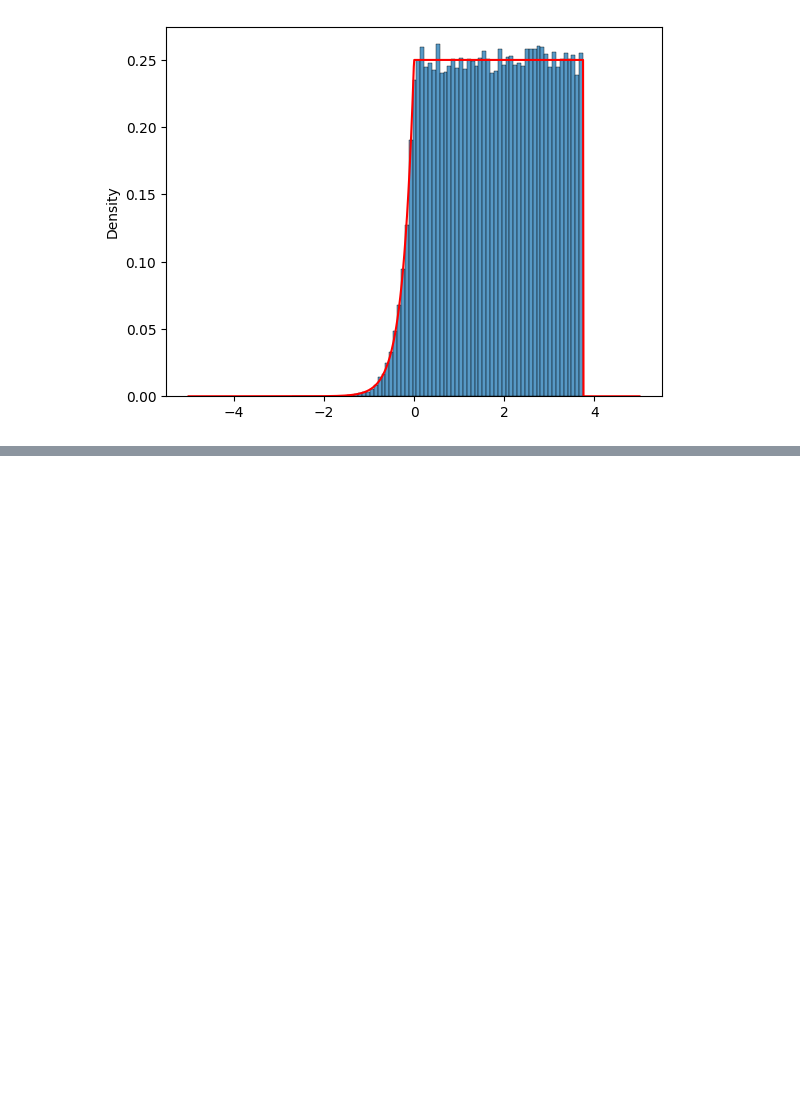
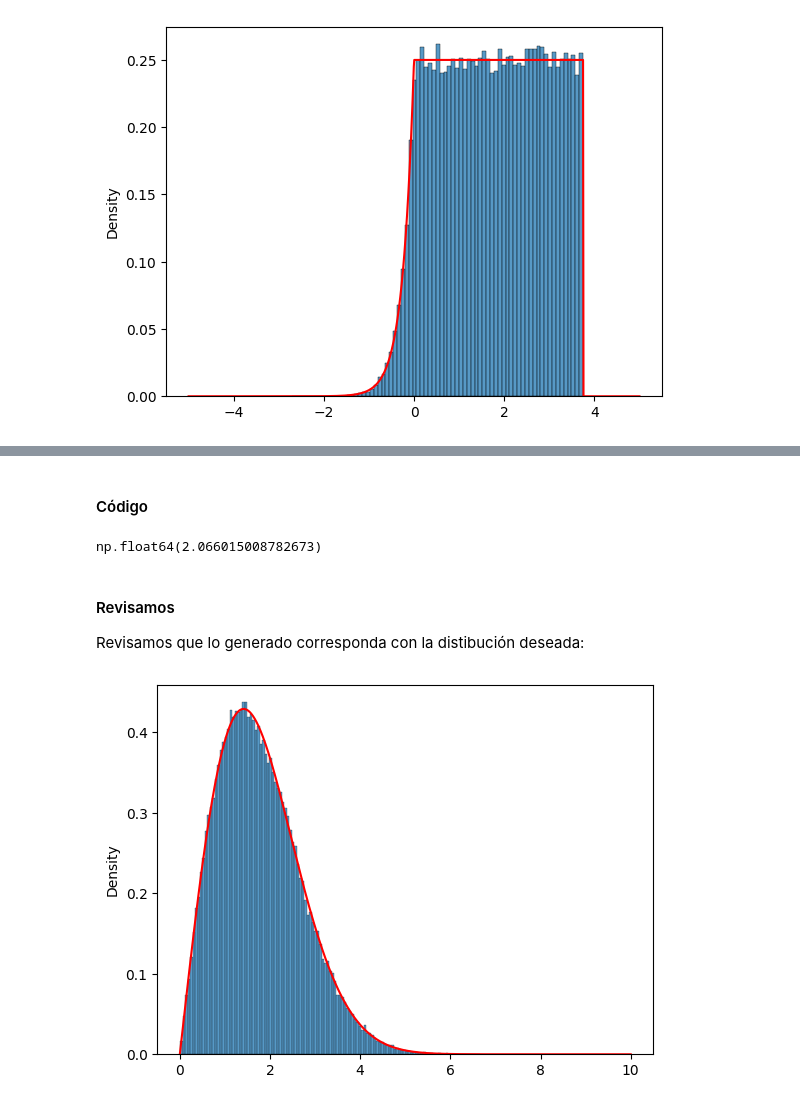
Before and after one commit to ramiro-l/ModelosYSimulacionFAMAF, a Jupyter notebook: Práctico5.ipynb, the cells around one changed output, grey strips where cells are left out. Saved outputs shown, nothing was run; the diff lists cells and outputs as text; code cells hidden in the pictures; blank space fills up the shorter version.

```diff
--- a/Práctico5.ipynb
+++ b/Práctico5.ipynb
@@ -568,0 +807,45 @@ plt.show()
+# %% [markdown]
+#### Código
+# %%
+from random import random
+import numpy as np
+
+def weibull_tinv(beta, lamda):
+  u = random()
+  return ((np.log(1/(1-u)))**(1/beta)) * lamda
+# %%
+weibull_tinv(2,2)
+# %% [output]
+np.float64(2.066015008782673)
+# %% [markdown]
+#### Revisamos
+
+Revisamos que lo generado corresponda con la distibución deseada:
+# %%
+import seaborn as sns
+import matplotlib.pyplot as plt
+import numpy as np
+
+beta = 2
+lamda = 2
+
+def f(x):
+    return np.where(
+        (x <= 0),
+        0,
+        (beta/lamda) * (x/lamda)**(beta-1) * np.exp(-(x/lamda)**beta)
+    )
+
+
+
+x = np.linspace(0, 10, 1_000)
+n_sim = int(1e5)
+s = np.empty(n_sim)
+for i in range(n_sim):
+  s[i]=weibull_tinv(beta, lamda)
+
+sns.lineplot(x=x, y=f(x),color='red')
+sns.histplot(s, stat = 'density')
+plt.show()
+# %% [output]
+[figure, added]
```
Also changed, not shown: parts of 29 cells of this notebook.
